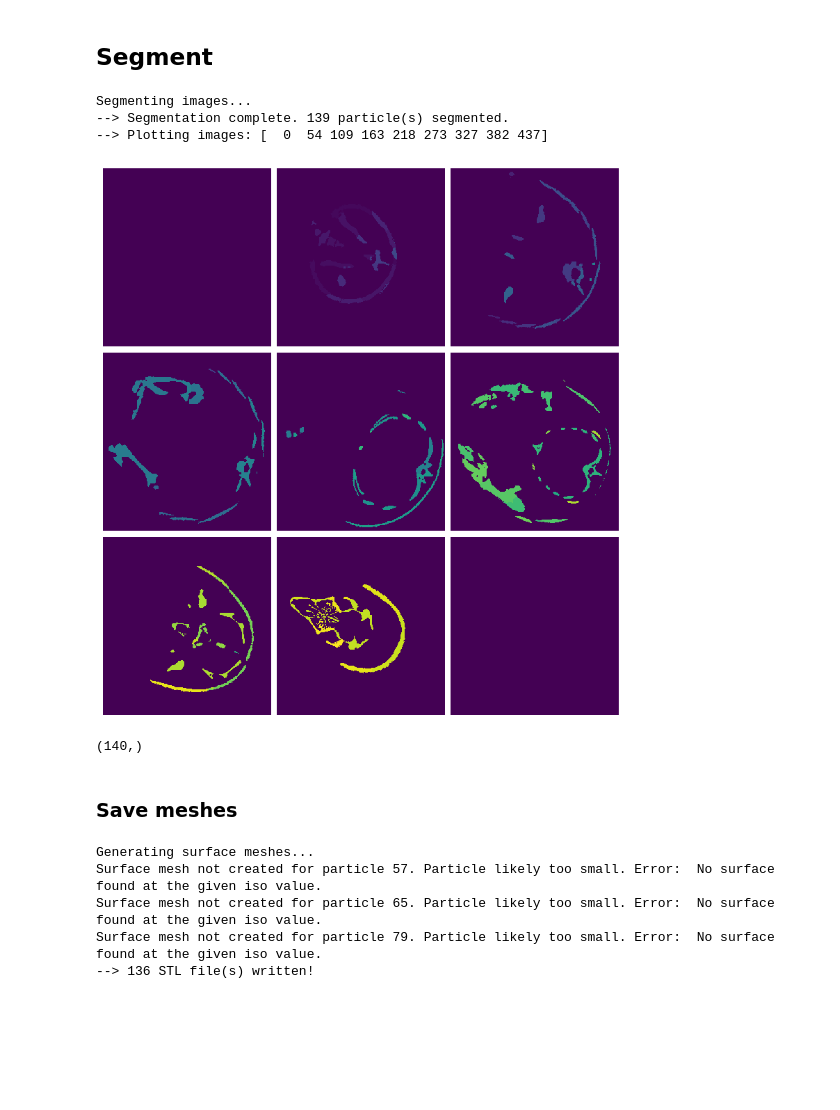
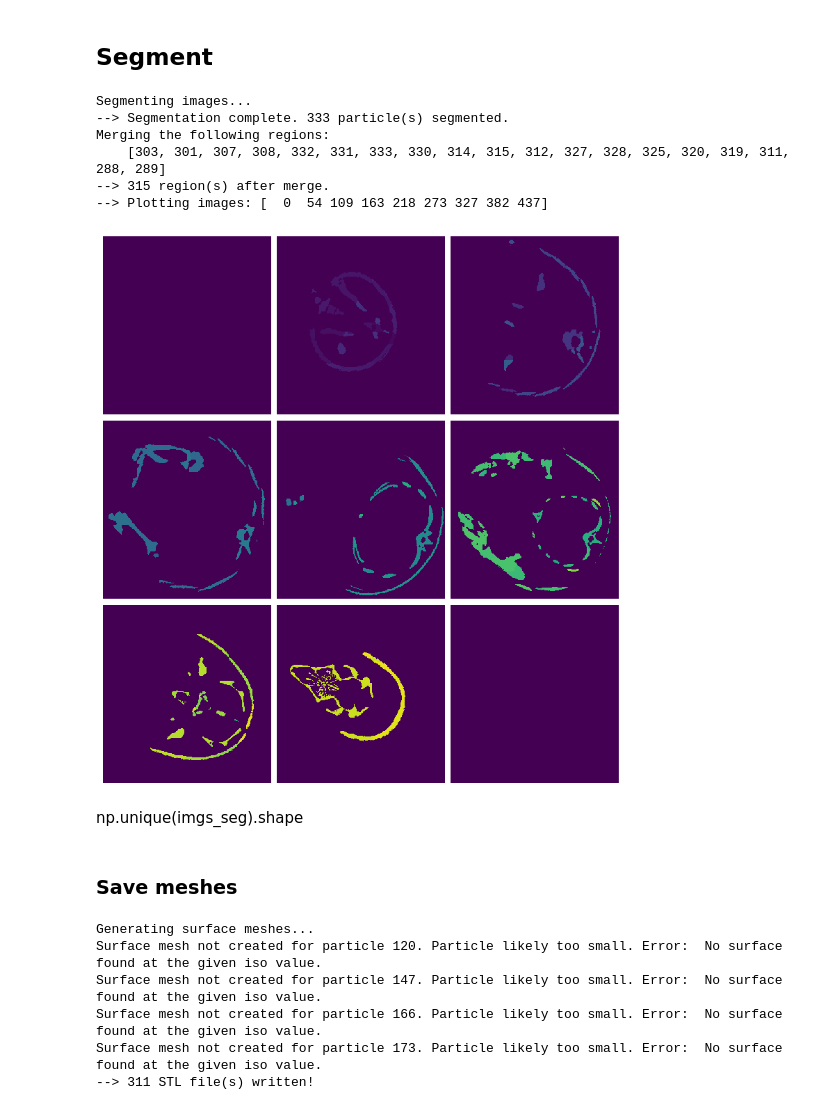
Before and after one commit to GusBusDraws/skeleton-propaganda, a Jupyter notebook: 01-pt-wf.ipynb, the cells around one changed output. Saved outputs shown, nothing was run; the diff lists cells and outputs as text; code cells hidden in the pictures; blank space fills up the shorter version.

Commit message:
Add manual merge step

```diff
--- a/01-pt-wf.ipynb
+++ b/01-pt-wf.ipynb
@@ -20,9 +20,13 @@ The autoreload extension is already loaded. To reload it, use:
 ## Load images
 # %%
 imgs_path = Path('data/armadillo-UF20650')
+merge_file_path = Path('supporting/merge-0.2x-15msd.txt')
+# merge_file_path = None
 save_dir_path = Path('results/')
 scale = 0.20
-msd = 20
+msd = 15
+suffix = '-skull_jaw_merged'
+# suffix = ''
 # %%
 def load_rescaled_images(
     imgs_path, scale, file_suffix=".tif", convert_to_unit8=False
@@ -149,34 +153,38 @@ ax.view_init(elev=10, azim=0)
 ## Segment
 # %%
 imgs_seg = segment.watershed_segment(imgs_cleaned, min_peak_distance=msd)
+if merge_file_path is not None:
+    imgs_seg = segment.manual_merge(imgs_seg, merge_file_path)
 fig, axes = view.plot_slices(
     imgs_seg,
     nslices=9,
     print_slices=True,
     imgs_per_row=3,
     fig_w=7.5,
     dpi=100
 )
 # %% [output]
 Segmenting images...
---> Segmentation complete. 139 particle(s) segmented.
+--> Segmentation complete. 333 particle(s) segmented.
+Merging the following regions:
+    [303, 301, 307, 308, 332, 331, 333, 330, 314, 315, 312, 327, 328, 325, 320, 319, 311, 288, 289]
+--> 315 region(s) after merge.
 --> Plotting images: [  0  54 109 163 218 273 327 382 437]
-[figure, old version]
+[figure, new version]
-# %%
-np.unique(imgs_seg).shape
-# %% [output]
-(140,)
+# %% [markdown]
+np.unique(imgs_seg).shape
 # %% [markdown]
 ### Save meshes
 # %%
 segment.save_as_stl_files(
     imgs_seg,
     save_dir_path,
-    f'armadillo-{scale}x-{msd}msd'
+    f'armadillo-{scale}x-{msd}msd{suffix}'
 )
 # %% [output]
 Generating surface meshes...
-Surface mesh not created for particle 57. Particle likely too small. Error:  No surface found at the given iso value.
-Surface mesh not created for particle 65. Particle likely too small. Error:  No surface found at the given iso value.
-Surface mesh not created for particle 79. Particle likely too small. Error:  No surface found at the given iso value.
---> 136 STL file(s) written!
+Surface mesh not created for particle 120. Particle likely too small. Error:  No surface found at the given iso value.
+Surface mesh not created for particle 147. Particle likely too small. Error:  No surface found at the given iso value.
+Surface mesh not created for particle 166. Particle likely too small. Error:  No surface found at the given iso value.
+Surface mesh not created for particle 173. Particle likely too small. Error:  No surface found at the given iso value.
+--> 311 STL file(s) written!
```
